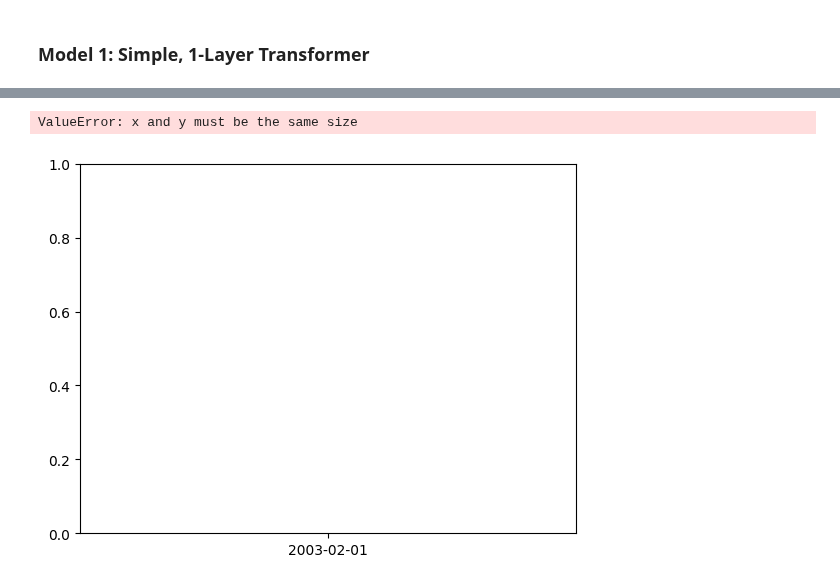
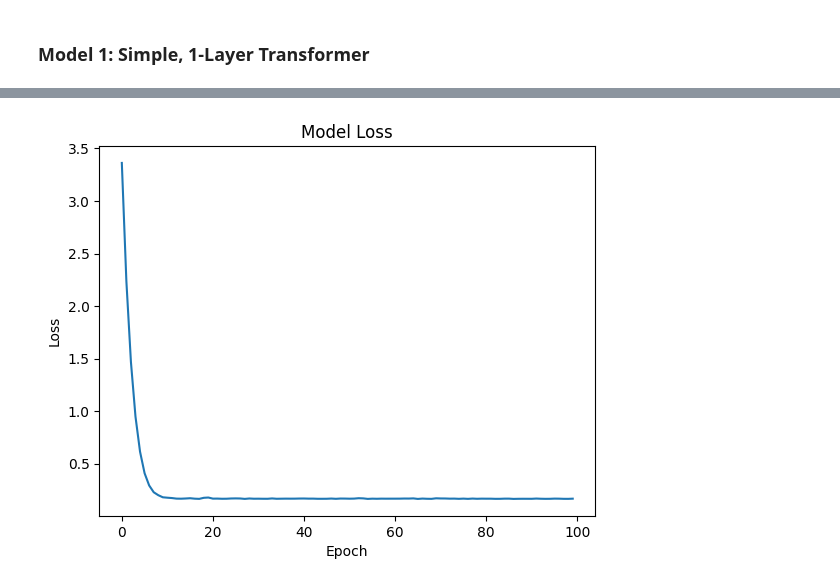
Before and after one commit to Benja-Pauls/Predicting-Commodity-Food-Pricing, a Jupyter notebook: model_experiments.ipynb, the cells around one changed output, grey strips where cells are left out. Drawn from its saved outputs; the diff is of its cells as text; code cells hidden in the pictures.

```diff
--- a/model_experiments.ipynb
+++ b/model_experiments.ipynb
@@ -89,6 +89,11 @@ def format_for_ML_usage(inputs, outputs):
     """
     # Create a train/test split for the dataset
     x_train, x_test, y_train, y_test = train_test_split(inputs, outputs, test_size=TEST_SIZE, shuffle=False)
+
+    # Determine if there are any nan values in x_train
+    for i in range(len(x_train)):
+        if np.isnan(x_train[i]).any():
+            print(f'x_train[{i}] has nan values! Check the data!')
 
     # Convert them all to numpy arrays
     x_train = np.array(x_train).reshape(-1, num_input_samples)
@@ -135,3 +140,6 @@ model_data
+# %%
+# The 'Sentiment' column contains some nan values when articles weren't published. Replace these with 0
+model_data['Sentiment'] = model_data['Sentiment'].fillna(0)
 # %%
 inputs_and_outputs = model_data.apply(divide_inputs_and_outputs, axis=1)
 inputs = inputs_and_outputs['inputs'].tolist(); outputs = inputs_and_outputs['output'].tolist()
@@ -233,6 +257,6 @@ model.compile(optimizer='adam', loss='mean_squared_error')
 # %%
 NUM_EPOCHS = 100
-BATCH_SIZE = 16
+BATCH_SIZE = 3
 # %%
 # Train the model on our training data (train tensors)
 history = model.fit(
@@ -262,13 +286,9 @@ Epoch 100/100
-# %%
-# Plot the prediction result
-dates = model_data['Date'].tolist()
-plt.scatter(dates, y_pred, color='red', label='Predicted Values')
-plt.scatter(dates, y_test, color='blue', label='Actual Values')
-plt.xlabel('Months Since September 2010')
-plt.ylabel('Cost Index of Crop Products in Nigerian Naira')
-plt.title('Actual vs Predicted Values with Transformer')
-plt.legend()
-plt.show()
-# %% [output]
-ValueError: x and y must be the same size
-[figure, removed]
+# %%
+# Plot the loss over time
+plt.plot(history.history['loss'])
+plt.title('Model Loss')
+plt.ylabel('Loss')
+plt.xlabel('Epoch')
+plt.show()
+# %% [output]
+[figure, added]
```
Also changed, not shown: parts of 13 cells of this notebook, 1 other file.
